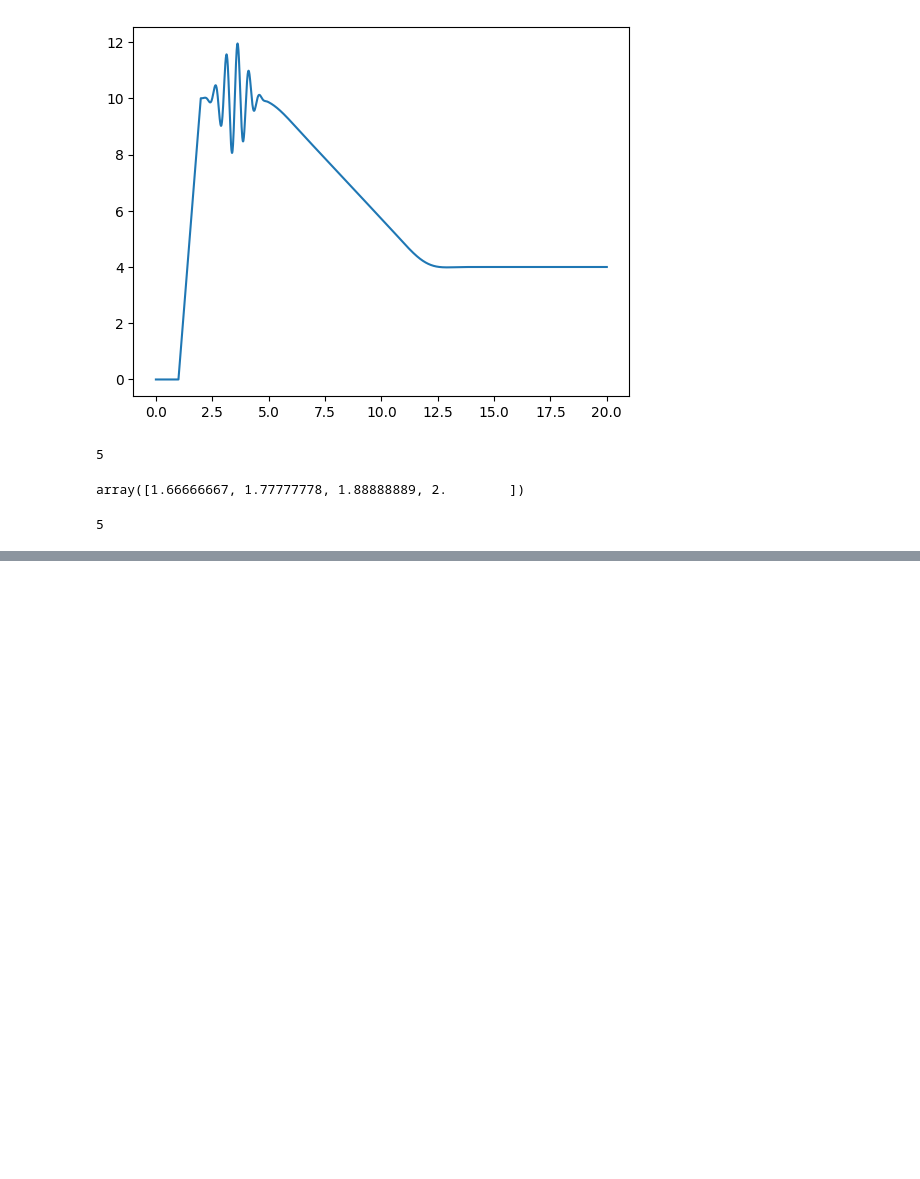
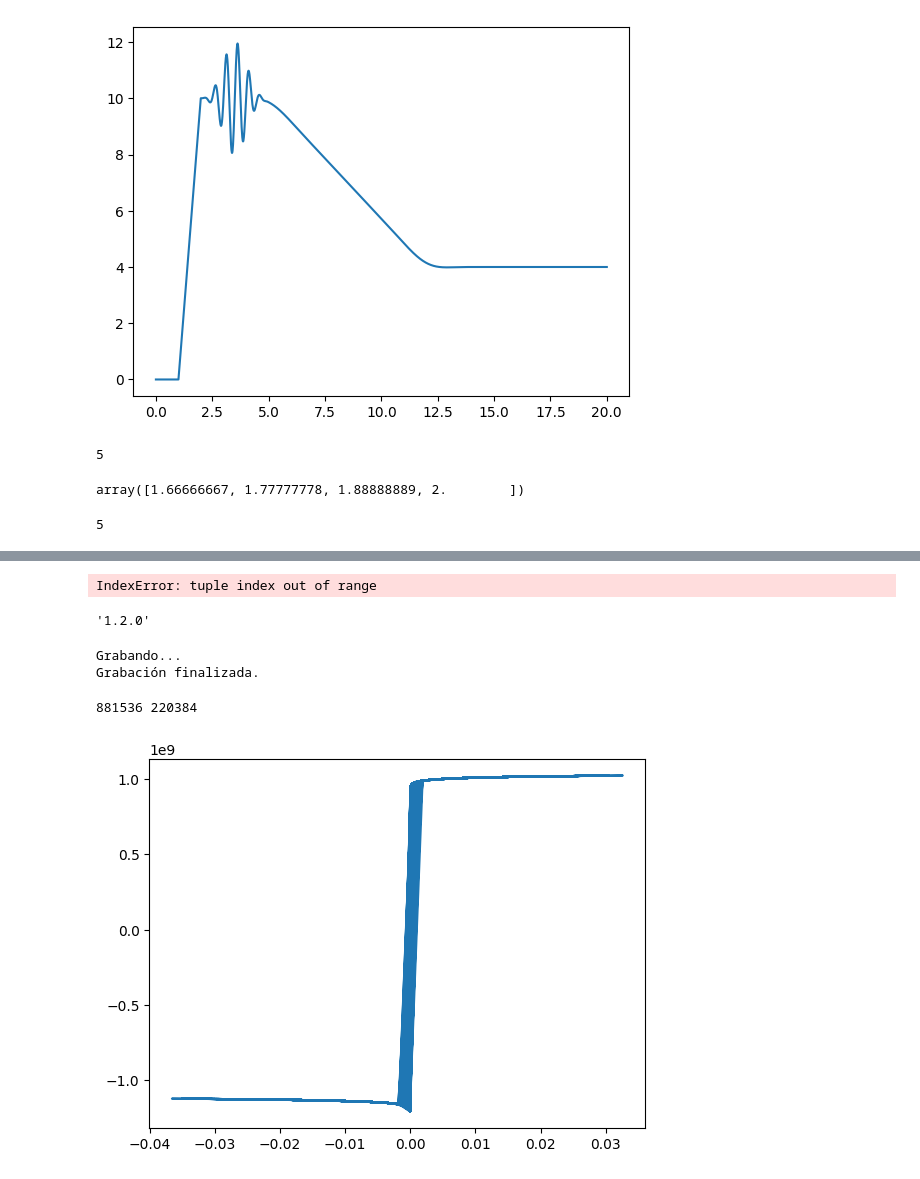
Before and after one commit to fenahurtado/robot-flautista, a Jupyter notebook: new_interface/route_from_points.ipynb, the cells around one changed output, grey strips where cells are left out. Cells and saved outputs as stored; diff of their text form; code cells hidden in the pictures; blank space fills up the shorter version.

```diff
--- a/new_interface/route_from_points.ipynb
+++ b/new_interface/route_from_points.ipynb
@@ -468,0 +567,71 @@ a.index(67)
+# %%
+buffer.seek(0)
+sf.write("grabacion.wav", buffer.read(), samplerate)
+# %% [output]
+IndexError: tuple index out of range
+# %%
+sf.__libsndfile_version__
+# %% [output]
+'1.2.0'
+# %%
+import io
+import wave
+import sounddevice as sd
+from scipy.io.wavfile import write
+
+# Configuración de la grabación
+duration = 5  # duración de la grabación en segundos
+sample_rate = 44100  # tasa de muestreo en Hz
+channels = 1  # número de canales (mono=1, stereo=2)
+
+# Crear el búfer
+buffer = io.BytesIO()
+mic_data = np.array([])
+
+# Función para guardar los datos en el búfer
+def callback(indata, frames, time, status):
+    global mic_data
+    if status:
+        print(status)
+    buffer.write(indata)
+    mic_data = np.hstack((mic_data, np.transpose(indata)[0]))
+    # print(indata)
+    # print(np.transpose(indata)[0])
+
+# Crear el objeto InputStream
+stream = sd.InputStream(samplerate=sample_rate, channels=channels, callback=callback, device=1, latency='high')
+
+# Empezar la grabación
+with stream:
+    print("Grabando...")
+    sd.sleep(int(duration * 1000))
+
+# Convertir los datos del búfer en un archivo WAV
+buffer.seek(0)
+wav_file = wave.open("grabacion.wav", 'wb')
+wav_file.setnchannels(channels)
+wav_file.setsampwidth(2)
+wav_file.setframerate(sample_rate)
+wav_file.writeframes(buffer.read())
+wav_file.close()
+
+# write("grabacion.wav", sample_rate, buffer.read())
+write("grabacion2.wav", sample_rate, mic_data)
+
+print("Grabación finalizada.")
+# %% [output]
+Grabando...
+Grabación finalizada.
+# %%
+print(buffer.tell(), mic_data.size)
+buffer.seek(0)
+deserialized_bytes = np.frombuffer(buffer.read(), dtype=np.float32)
+deserialized_bytes.size
+write("grabacion3.wav", sample_rate, deserialized_bytes)
+# %% [output]
+881536 220384
+# %%
+plt.plot(mic_data, deserialized_bytes)
+plt.show()
+# %% [output]
+[figure, added]
```
Also changed, not shown: parts of 9 cells of this notebook, 20 other files.
